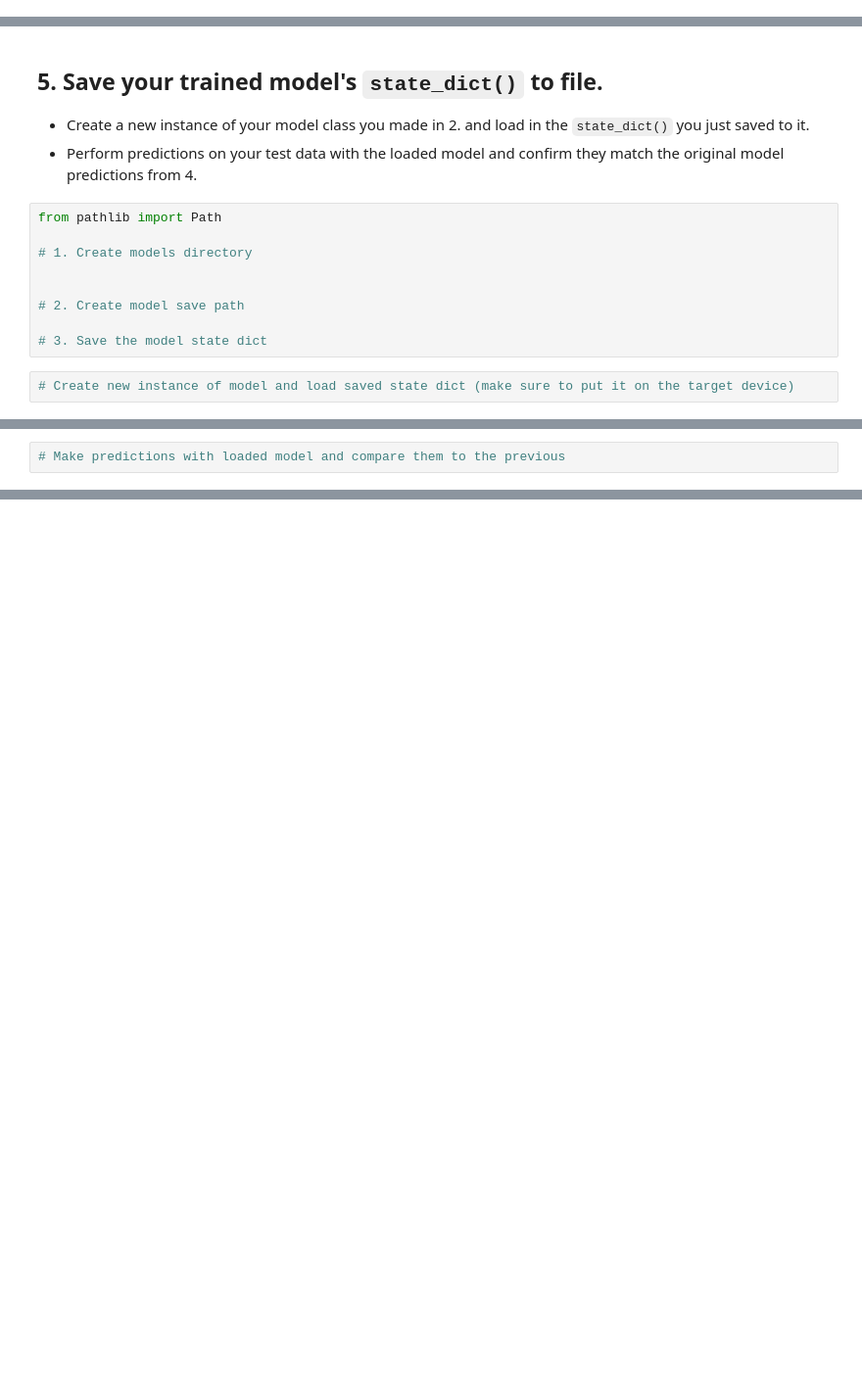
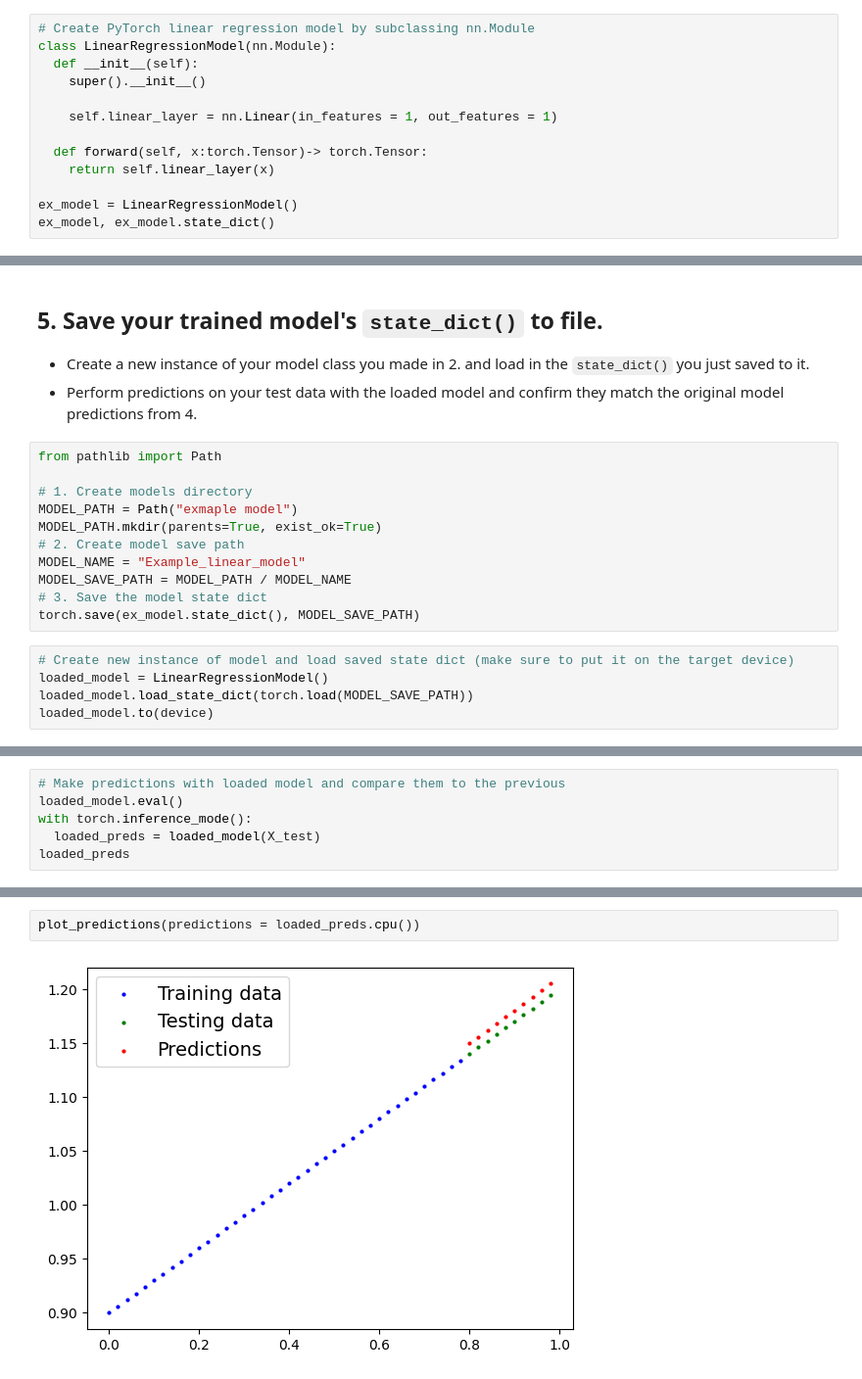
Before and after one commit to kishore779/Pytorch_Programming, a Jupyter notebook: exercises/01_pytorch_workflow_exercises.ipynb, the cells around one changed output, grey strips where cells are left out. Shown at 98% size. Saved outputs shown, nothing was run; the diff lists cells and outputs as text; blank space fills up the shorter version.

```diff
--- a/exercises/01_pytorch_workflow_exercises.ipynb
+++ b/exercises/01_pytorch_workflow_exercises.ipynb
@@ -59,0 +104,13 @@ print(f"First 10 X & y samples:\nX: {X[:10]}\ny: {y[:10]}")
+# %%
+# Create PyTorch linear regression model by subclassing nn.Module
+class LinearRegressionModel(nn.Module):
+  def __init__(self):
+    super().__init__()
+
+    self.linear_layer = nn.Linear(in_features = 1, out_features = 1)
+
+  def forward(self, x:torch.Tensor)-> torch.Tensor:
+    return self.linear_layer(x)
+
+ex_model = LinearRegressionModel()
+ex_model, ex_model.state_dict()
@@ -123,10 +228,15 @@ for epoch in range(epochs):
 from pathlib import Path
 
 # 1. Create models directory
-
-
+MODEL_PATH = Path("exmaple model")
+MODEL_PATH.mkdir(parents=True, exist_ok=True)
 # 2. Create model save path
-
+MODEL_NAME = "Example_linear_model"
+MODEL_SAVE_PATH = MODEL_PATH / MODEL_NAME
 # 3. Save the model state dict
+torch.save(ex_model.state_dict(), MODEL_SAVE_PATH)
 # %%
 # Create new instance of model and load saved state dict (make sure to put it on the target device)
+loaded_model = LinearRegressionModel()
+loaded_model.load_state_dict(torch.load(MODEL_SAVE_PATH))
+loaded_model.to(device)
@@ -133,2 +247,6 @@ from pathlib import Path
 # %%
 # Make predictions with loaded model and compare them to the previous
+loaded_model.eval()
+with torch.inference_mode():
+  loaded_preds = loaded_model(X_test)
+loaded_preds
@@ -134,0 +264,4 @@ from pathlib import Path
+# %%
+plot_predictions(predictions = loaded_preds.cpu())
+# %% [output]
+[figure, added]
```
Also changed, not shown: parts of 17 cells of this notebook.
